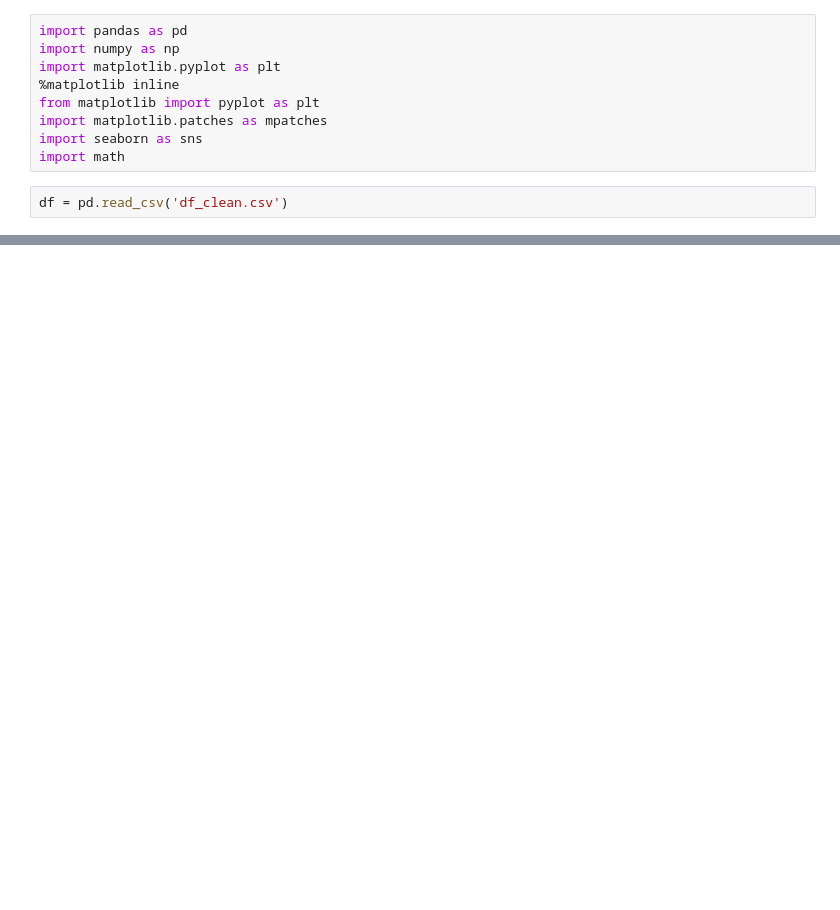
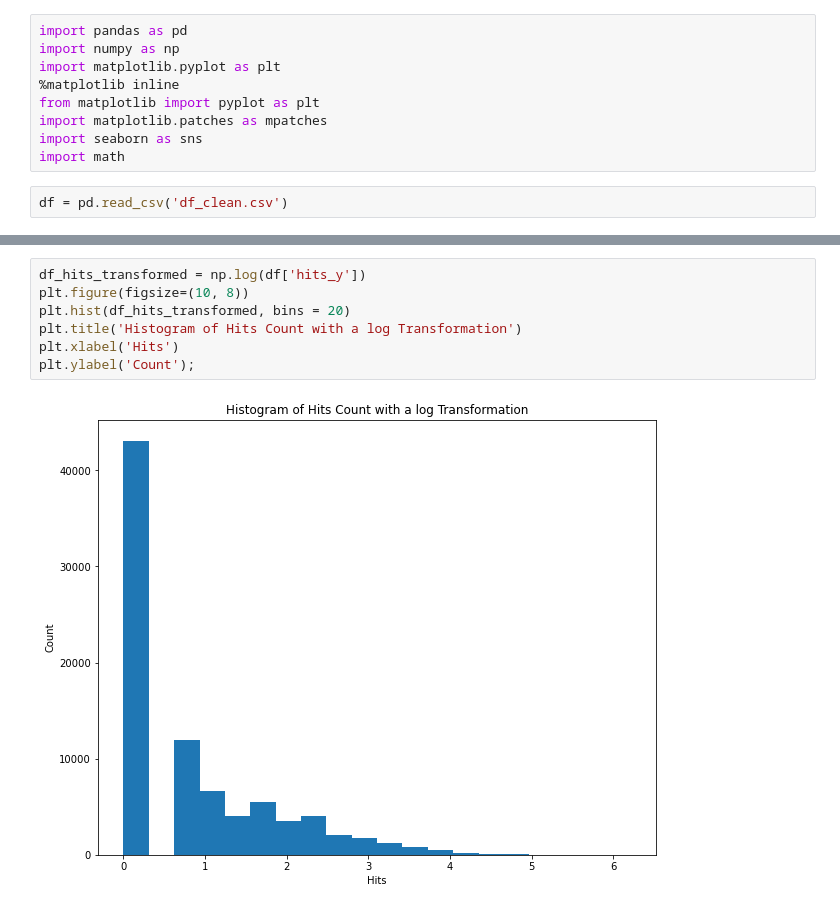
Before and after one commit to larsenk23/Capstone2, a Jupyter notebook: Exploratory Data Analysis.ipynb, the cells around one changed output, grey strips where cells are left out. Drawn from its saved outputs; the diff is of its cells as text; blank space fills up the shorter version.

```diff
--- a/Exploratory Data Analysis.ipynb
+++ b/Exploratory Data Analysis.ipynb
@@ -253,0 +127,9 @@ df.to_csv('df.csv', index=False)
+# %%
+df_hits_transformed = np.log(df['hits_y'])
+plt.figure(figsize=(10, 8))
+plt.hist(df_hits_transformed, bins = 20)
+plt.title('Histogram of Hits Count with a log Transformation')
+plt.xlabel('Hits')
+plt.ylabel('Count');
+# %% [output]
+[figure, added]
```
Also changed, not shown: parts of 129 cells of this notebook, 5 other files.
